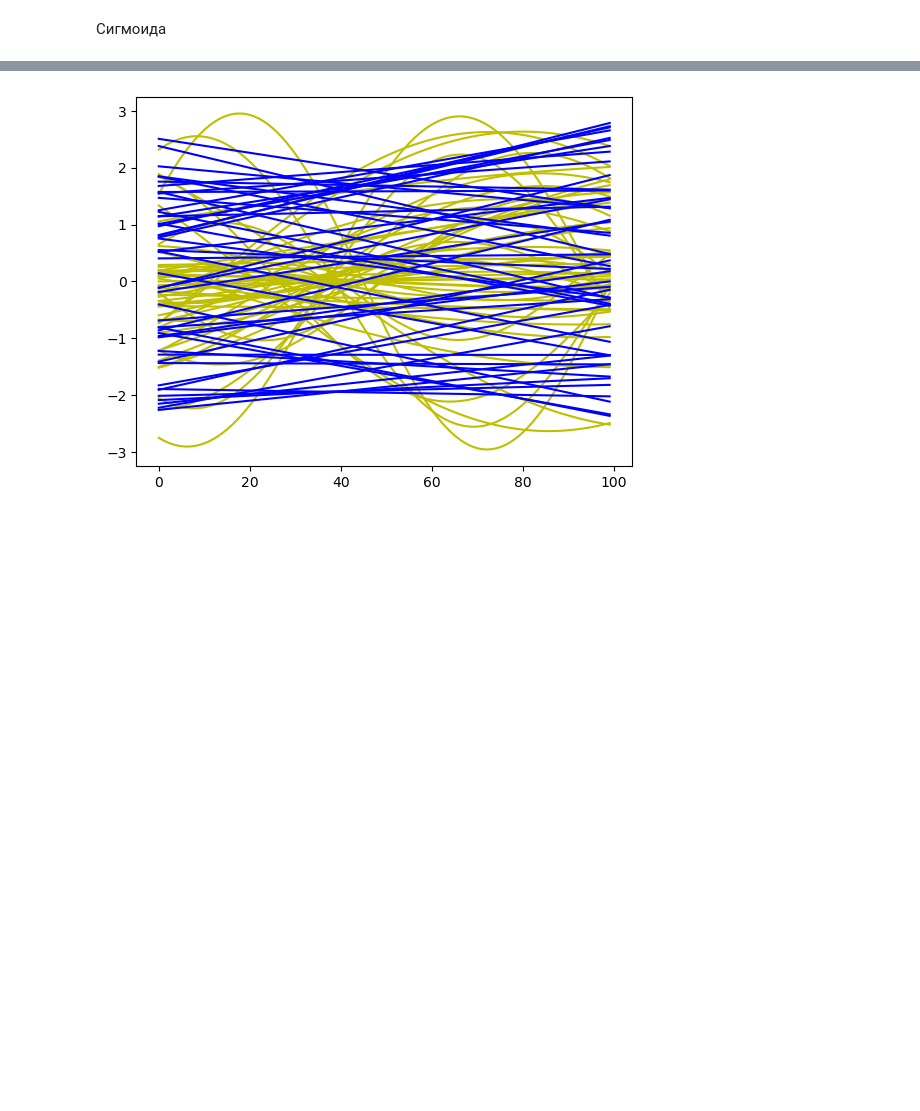
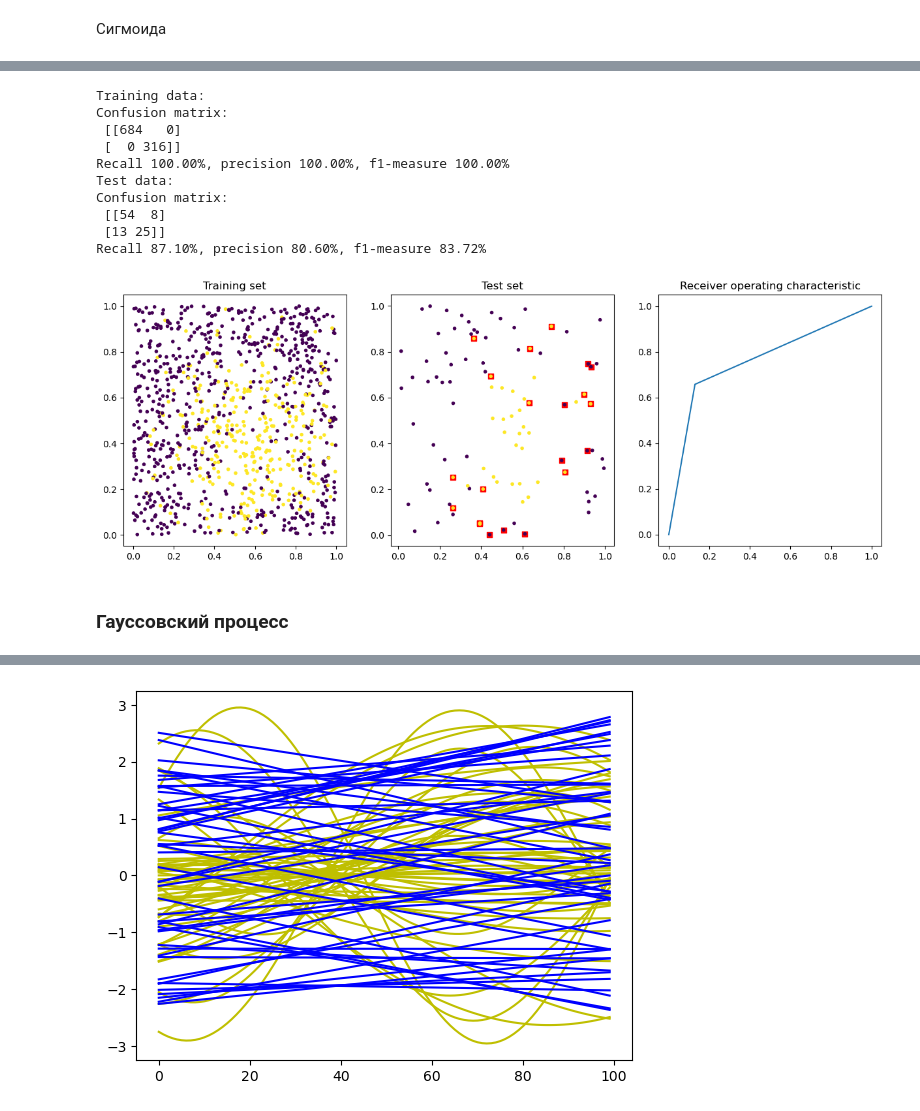
Before and after one commit to EHAT32/mlInPhysics, a Jupyter notebook: lab2.ipynb, the cells around one changed output, grey strips where cells are left out. Cells and saved outputs as stored; diff of their text form; code cells hidden in the pictures; blank space fills up the shorter version.

```diff
--- a/lab2.ipynb
+++ b/lab2.ipynb
@@ -342,0 +401,17 @@ Recall 88.41%, precision 67.03%, f1-measure 76.25%
+# %%
+clf = ensemble.RandomForestClassifier()
+benchmark_kmean(clf, x_train, y_train, x_t, y_t)
+# %% [output]
+Training data:
+Confusion matrix:
+ [[684   0]
+ [  0 316]]
+Recall 100.00%, precision 100.00%, f1-measure 100.00%
+Test data:
+Confusion matrix:
+ [[54  8]
+ [13 25]]
+Recall 87.10%, precision 80.60%, f1-measure 83.72%
+[figure, added]
+# %% [markdown]
+### Гауссовский процесс
```
Also changed, not shown: parts of 19 cells of this notebook.
